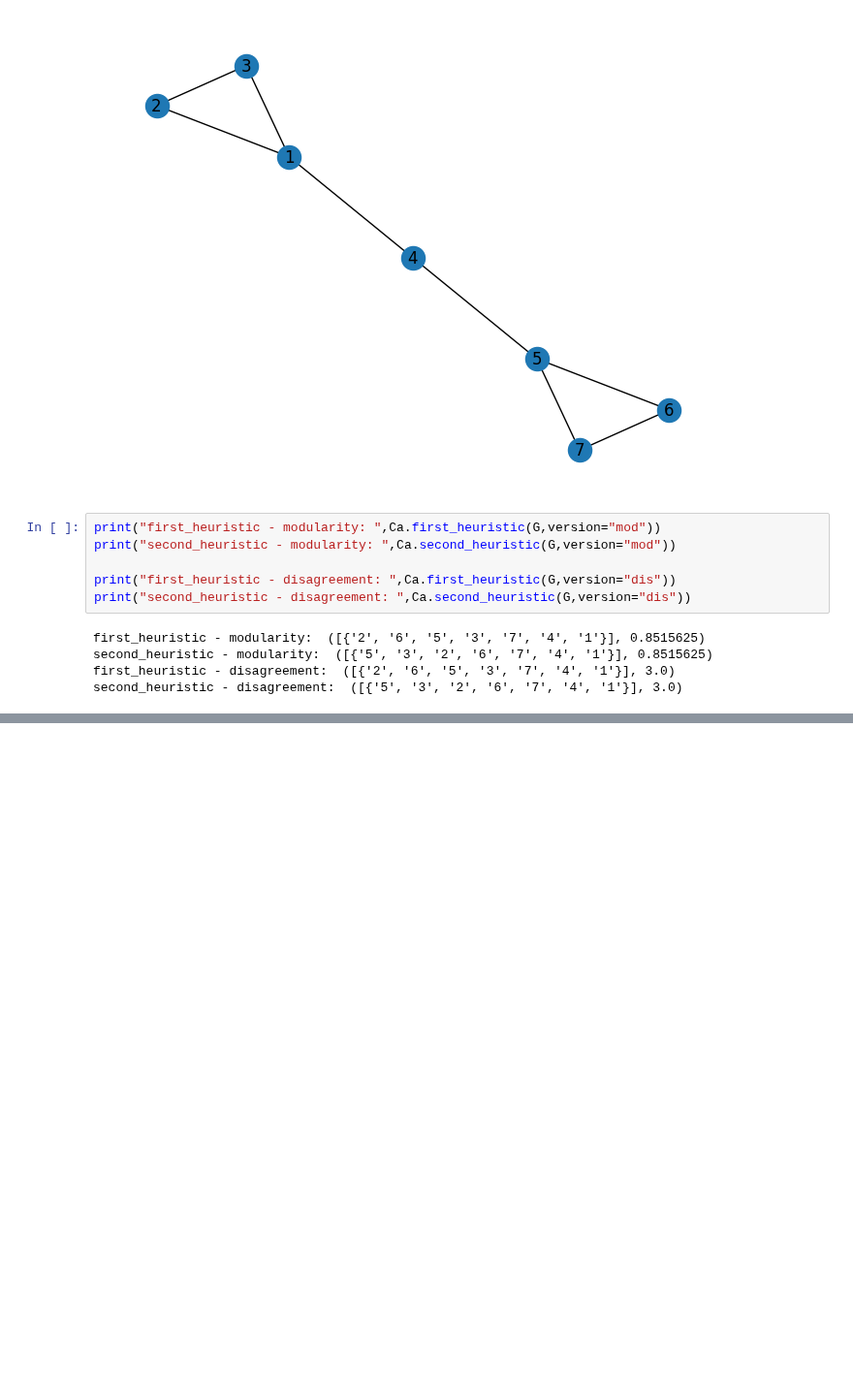
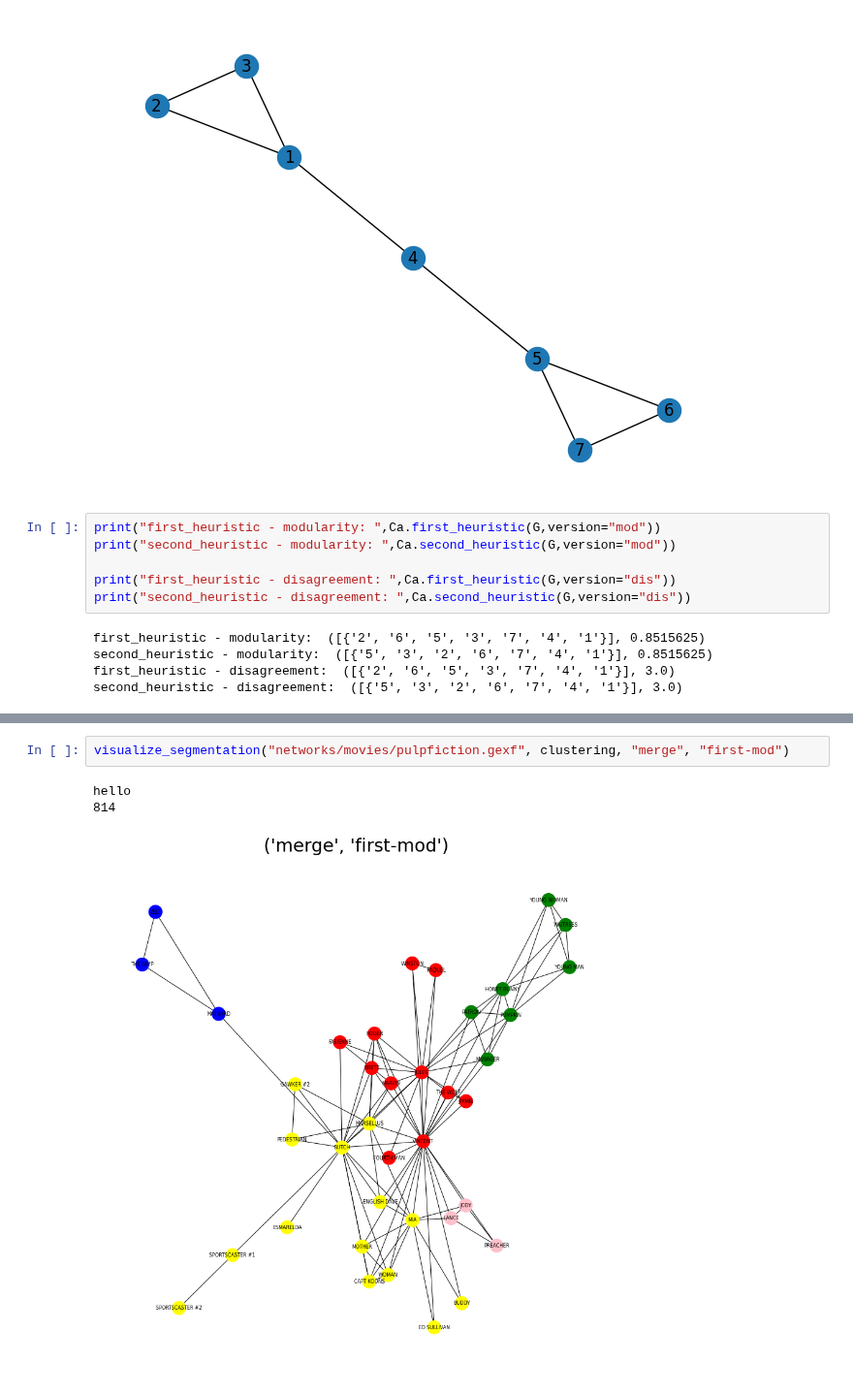
Before and after one commit to Hanno1/AlgorithmischeNetzwerkanalyseLAB, a Jupyter notebook: persentation_task5.ipynb, the cells around one changed output, grey strips where cells are left out. Shown at 97% size. Drawn from its saved outputs; the diff is of its cells as text; blank space fills up the shorter version.

```diff
--- a/persentation_task5.ipynb
+++ b/persentation_task5.ipynb
@@ -182,0 +287,6 @@ def groessenverteilung(clustering)
+# %%
+visualize_segmentation("networks/movies/pulpfiction.gexf", clustering, "merge", "first-mod")
+# %% [output]
+hello
+814
+[figure, added]
```
Also changed, not shown: parts of 21 cells of this notebook, 10 other files.
